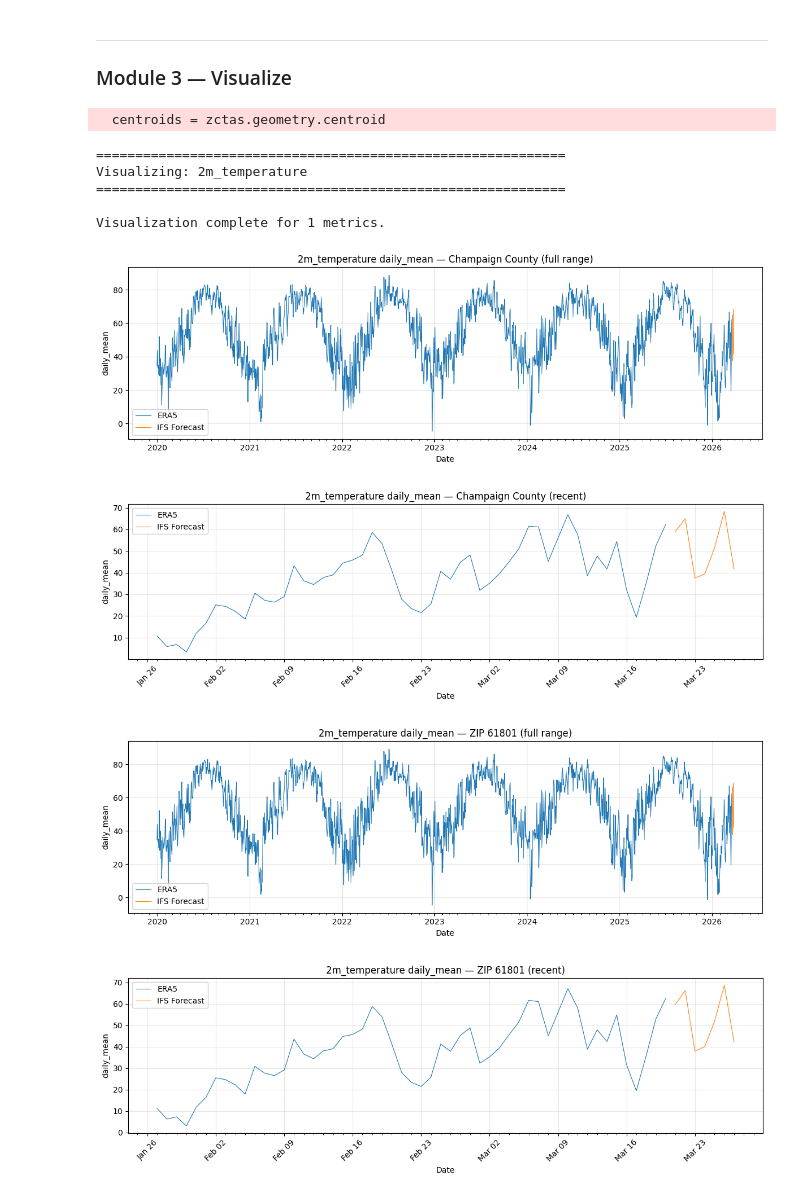
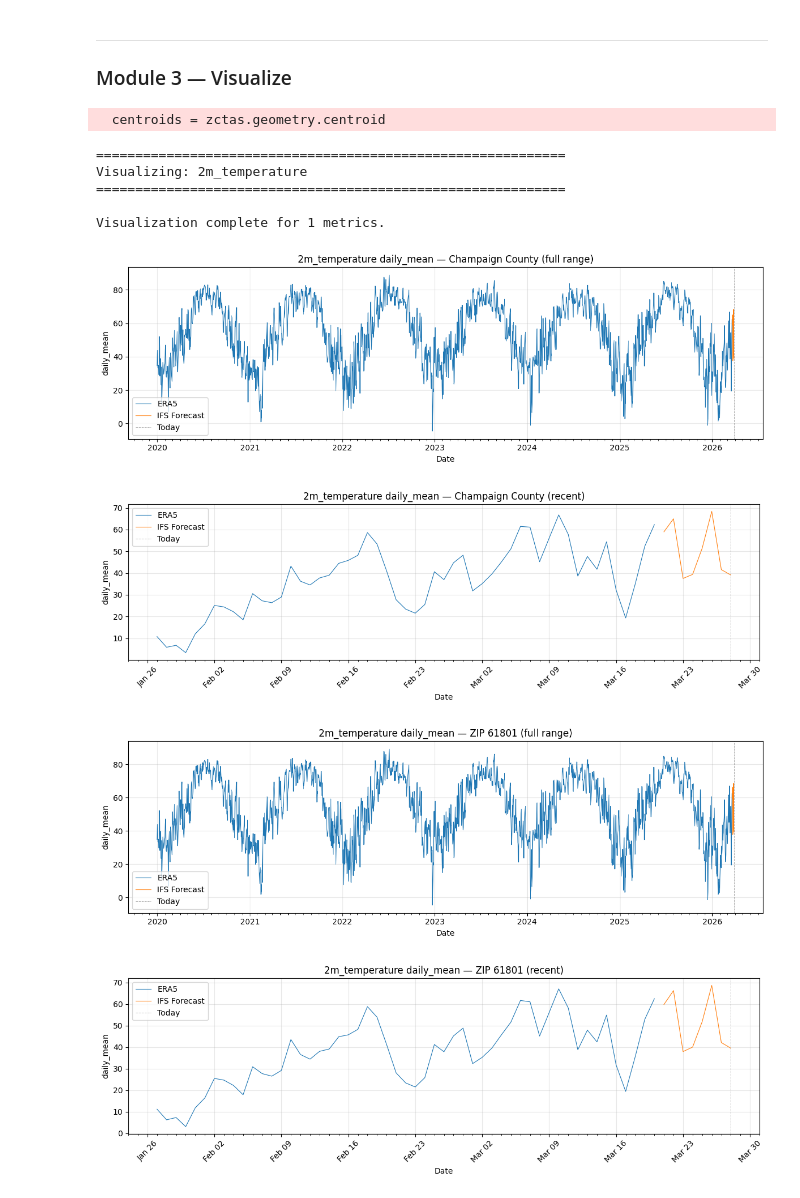
Before and after one commit to cdds-uiuc/climstat-era5, a Jupyter notebook: climstat_pipeline.ipynb, the cells around one changed output. Saved outputs shown, nothing was run; the diff lists cells and outputs as text; code cells hidden in the pictures.

```diff
--- a/climstat_pipeline.ipynb
+++ b/climstat_pipeline.ipynb
@@ -12,14 +12,17 @@ Edit the **Parameters** cell below to configure metrics, time range, and thresho
 import os
 
 # ═══ PARAMETERS ════════════════════════════════════════════════════════════
-# ── Data directory ─────────────────────────────────────────��──────────────
+# ── Data directory ────────────────────────────────────────────────────────
 DATA_DIR = "data"
 
 # ── Time range (inclusive) ────────────────────────────────────────────────
 YEAR_START = 2020
 YEAR_END   = 2026
 
-# ── Metrics to compute (any subset of the registry) ───────────���──────────
+# ── Ensemble forecast ────────────────────────────────────────────────────
+FORECAST_DAYS = 0  # 0 = skip ensemble, 14 = 2-week forecast
+
+# ── Metrics to compute (any subset of the registry) ──────────────────────
 METRICS = [
     "heat_index",
     "wet_bulb_temperature",
@@ -83,6 +86,7 @@ raw = acquire_data(
     year_start=YEAR_START,
     year_end=YEAR_END,
     cache_dir=CACHE_DIR,
+    forecast_days=FORECAST_DAYS,
 )
 # %% [output]
 ERA5 variables needed: ['10m_u_component_of_wind', '10m_v_component_of_wind', '2m_dewpoint_temperature', '2m_temperature']
@@ -115,6 +119,7 @@ result = process_data(
     zcta_shapefile_path=ZCTA_SHAPEFILE_PATH,
     output_dir=OUTPUT_DIR,
     convert_to_f=CONVERT_TO_F,
+    ensemble_ds=raw["ensemble_ds"],
 )
 # %% [output]
   ERA5 data range: 20200101 -> 20260320
@@ -140,29 +145,31 @@ All IFS metrics cached — skipping computation.
 # %%
 visualize_data(
     metrics=[PLOT_METRIC],
     thresholds=THRESHOLDS,
     output_dir=OUTPUT_DIR,
     era5_start=result["era5_start"],
     era5_end=result["era5_end"],
     ifs_start=result["ifs_start"],
     ifs_end=result["ifs_end"],
     shapefile_path=SHAPEFILE_PATH,
     zcta_shapefile_path=ZCTA_SHAPEFILE_PATH,
     example_county=EXAMPLE_COUNTY,
     example_zipcode=EXAMPLE_ZIPCODE,
     timeseries_summary=TIMESERIES_SUMMARY,
     map_summary=MAP_SUMMARY,
+    forecast_start=result["forecast_start"],
+    forecast_end=result["forecast_end"],
 )
 # %% [output]
   centroids = zctas.geometry.centroid
 ============================================================
 Visualizing: 2m_temperature
 ============================================================
 
 Visualization complete for 1 metrics.
-[figure, old version]
+[figure, new version]
-[figure, old version]
+[figure, new version]
-[figure, old version]
+[figure, new version]
-[figure, old version]
+[figure, new version]
 [figure]
 [figure]
```
Also changed, not shown: parts of 2 cells of this notebook, 5 other files.
